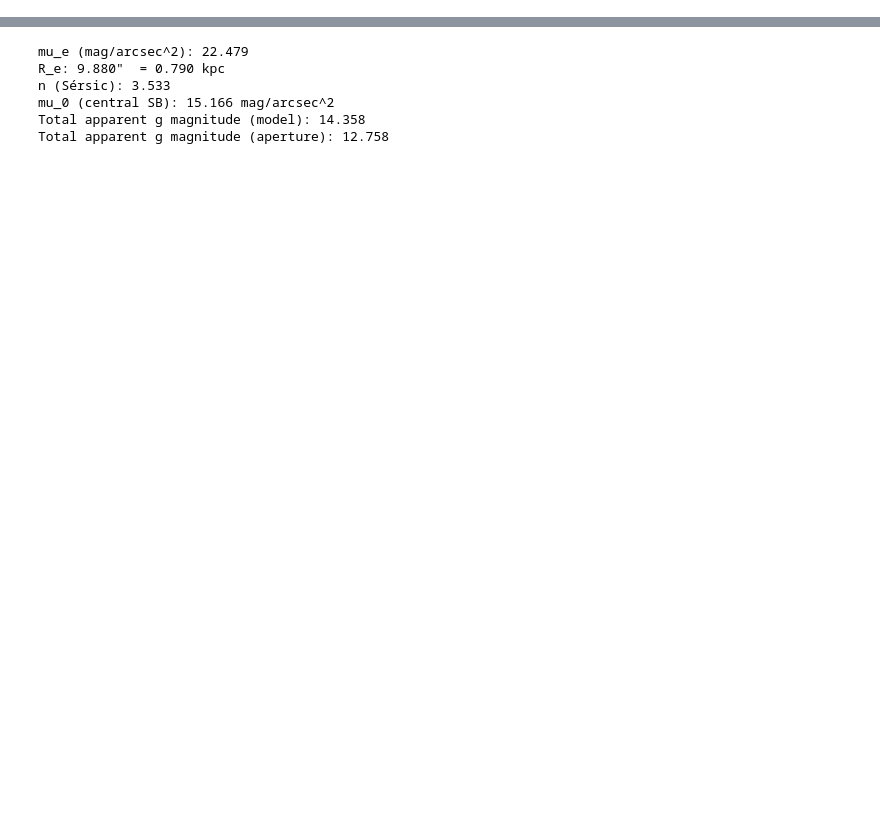
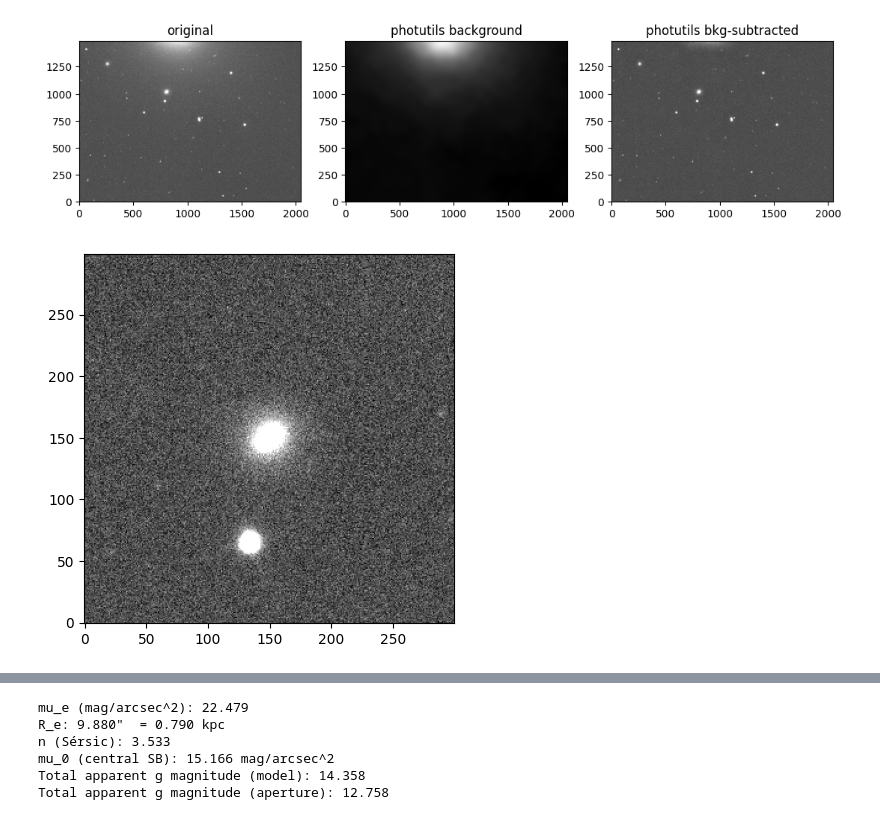
Before and after one commit to Hern-A/SurfaceBrightnessProfile, a Jupyter notebook: SurfaceBrightnessProfile.ipynb, the cells around one changed output, grey strips where cells are left out. Saved outputs shown, nothing was run; the diff lists cells and outputs as text; code cells hidden in the pictures; blank space fills up the shorter version.

```diff
--- a/SurfaceBrightnessProfile.ipynb
+++ b/SurfaceBrightnessProfile.ipynb
@@ -69,0 +741,22 @@ KeyboardInterrupt:
+# %%
+# Photutils path
+from utils_bkg_sub import photutils_bkg
+
+# --- photutils background ---
+bkg_map_p, bkg_rms_p = photutils_bkg(img, bw=64, bh=64, fw=3, fh=3)
+bkg_sub_p = img - bkg_map_p
+
+# --- plot background subtracted ---
+plt.figure(figsize=(13, 7))
+plt.subplot(1,3,1); plt.imshow(img, origin='lower', cmap='gray', norm=norm); plt.title('original')
+plt.subplot(1,3,2); plt.imshow(bkg_map_p, origin='lower', cmap='gray'); plt.title('photutils background')
+plt.subplot(1,3,3); plt.imshow(bkg_sub_p, origin='lower', cmap='gray', norm=norm); plt.title('photutils bkg-subtracted')
+plt.show()
+
+bkg_img_zoom = bkg_sub_p[862:1162, 655:955]
+plt.figure()
+plt.imshow(bkg_img_zoom, origin='lower', cmap='gray', norm=norm)
+plt.show()
+# %% [output]
+[figure, added]
+[figure, added]
```
Also changed, not shown: parts of 28 cells of this notebook, 20 other files.
